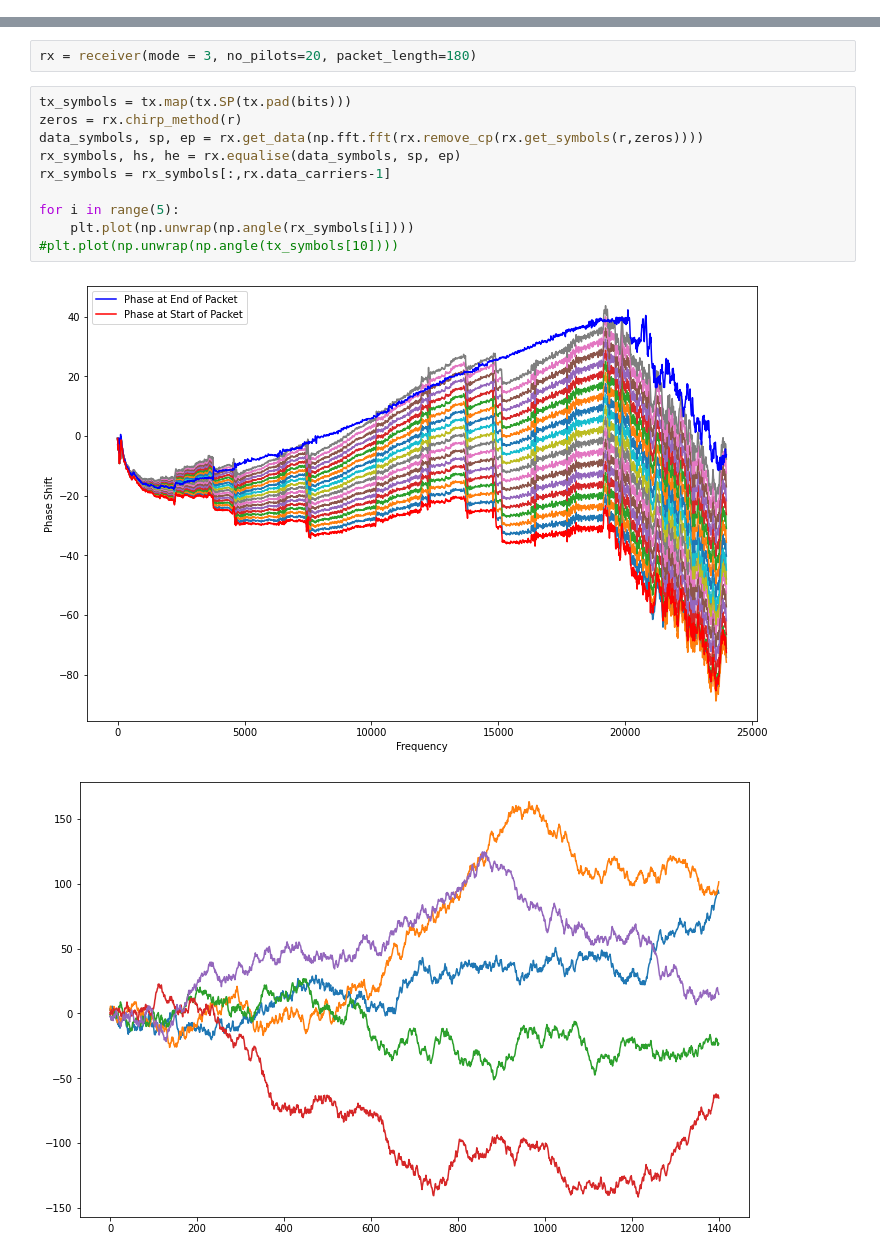
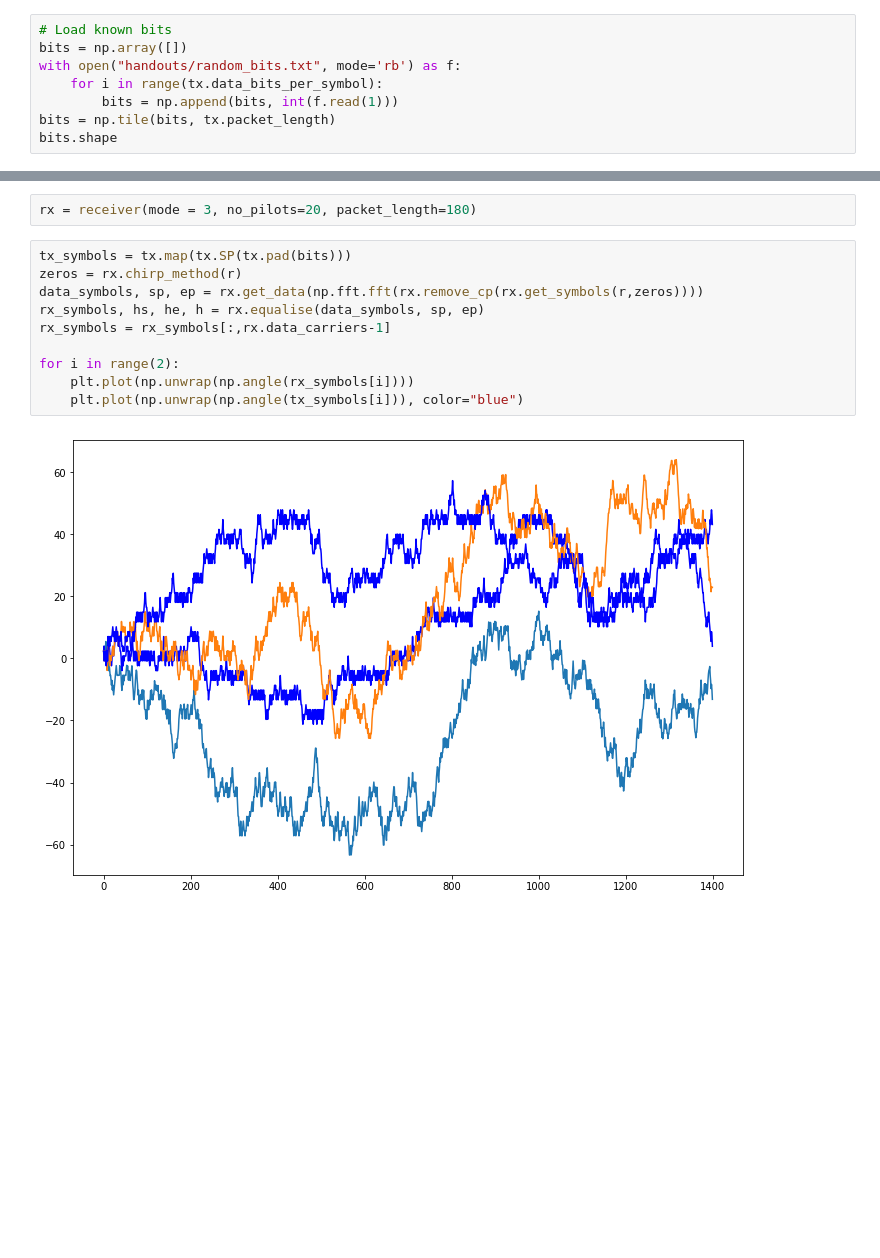
Before and after one commit to adamg-97/GF3-audio-modem, a Jupyter notebook: Final System Test.ipynb, the cells around one changed output, grey strips where cells are left out. Cells and saved outputs as stored; diff of their text form; blank space fills up the shorter version.

```diff
--- a/Final System Test.ipynb
+++ b/Final System Test.ipynb
@@ -6,3 +6,11 @@ plt.rcParams["figure.figsize"] = [12.0,8.0]
 bits = load_file("test.txt")
 # %%
 tx = transmitter(mode = 3, no_pilots=20, packet_length=180)
+# %%
+# Load known bits
+bits = np.array([])
+with open("handouts/random_bits.txt", mode='rb') as f:
+    for i in range(tx.data_bits_per_symbol):
+        bits = np.append(bits, int(f.read(1)))
+bits = np.tile(bits, tx.packet_length)
+bits.shape
@@ -34,16 +44,15 @@ rx = receiver(mode = 3, no_pilots=20, packet_length=180)
 # %%
 tx_symbols = tx.map(tx.SP(tx.pad(bits)))
 zeros = rx.chirp_method(r)
 data_symbols, sp, ep = rx.get_data(np.fft.fft(rx.remove_cp(rx.get_symbols(r,zeros))))
-rx_symbols, hs, he = rx.equalise(data_symbols, sp, ep)
+rx_symbols, hs, he, h = rx.equalise(data_symbols, sp, ep)
 rx_symbols = rx_symbols[:,rx.data_carriers-1]
 
-for i in range(5):
+for i in range(2):
     plt.plot(np.unwrap(np.angle(rx_symbols[i])))
-#plt.plot(np.unwrap(np.angle(tx_symbols[10])))
+    plt.plot(np.unwrap(np.angle(tx_symbols[i])), color="blue")
 # %% [output]
-[figure, old version]
+[figure, new version]
-[figure, removed]
 # %%
 rx_bits, Hstart, Hend = rx.receive(r, graph_output=True)
 # %% [output]
```
Also changed, not shown: parts of 7 cells of this notebook, 1 other file.
